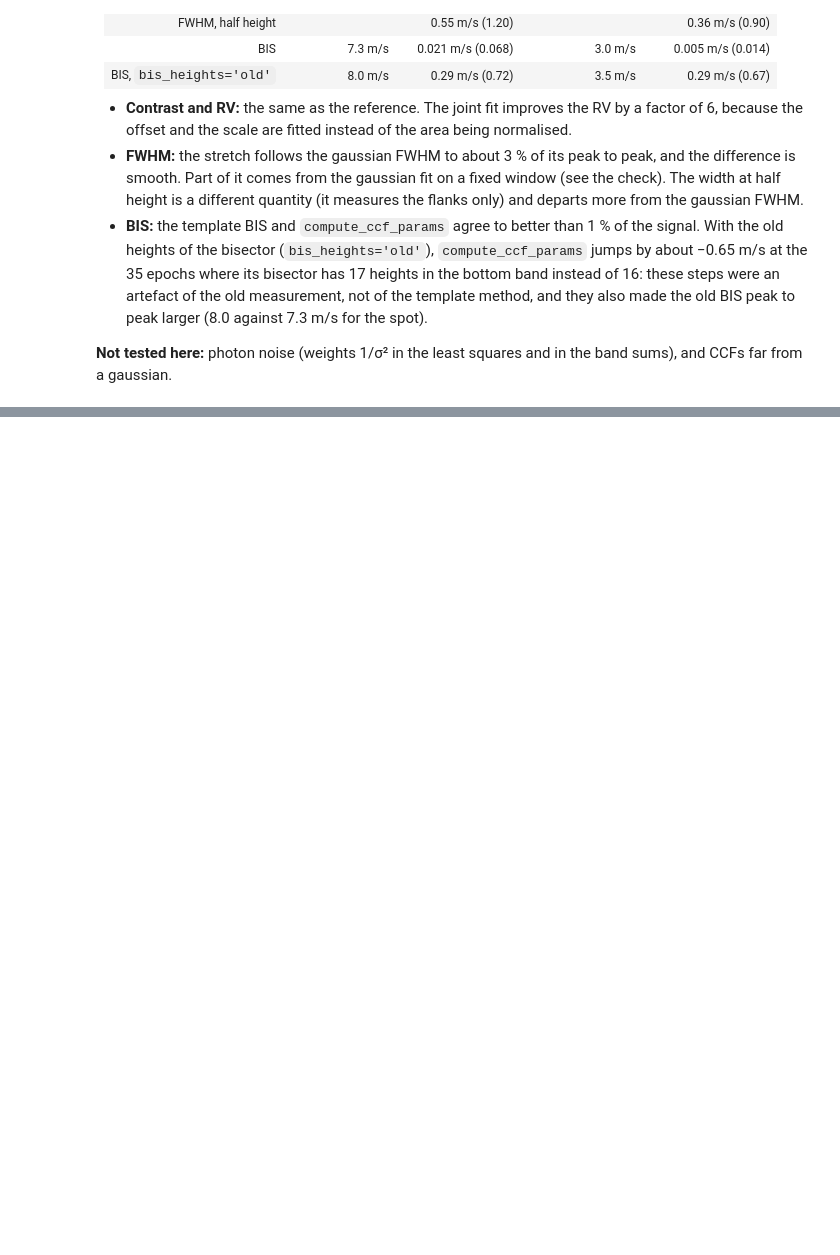
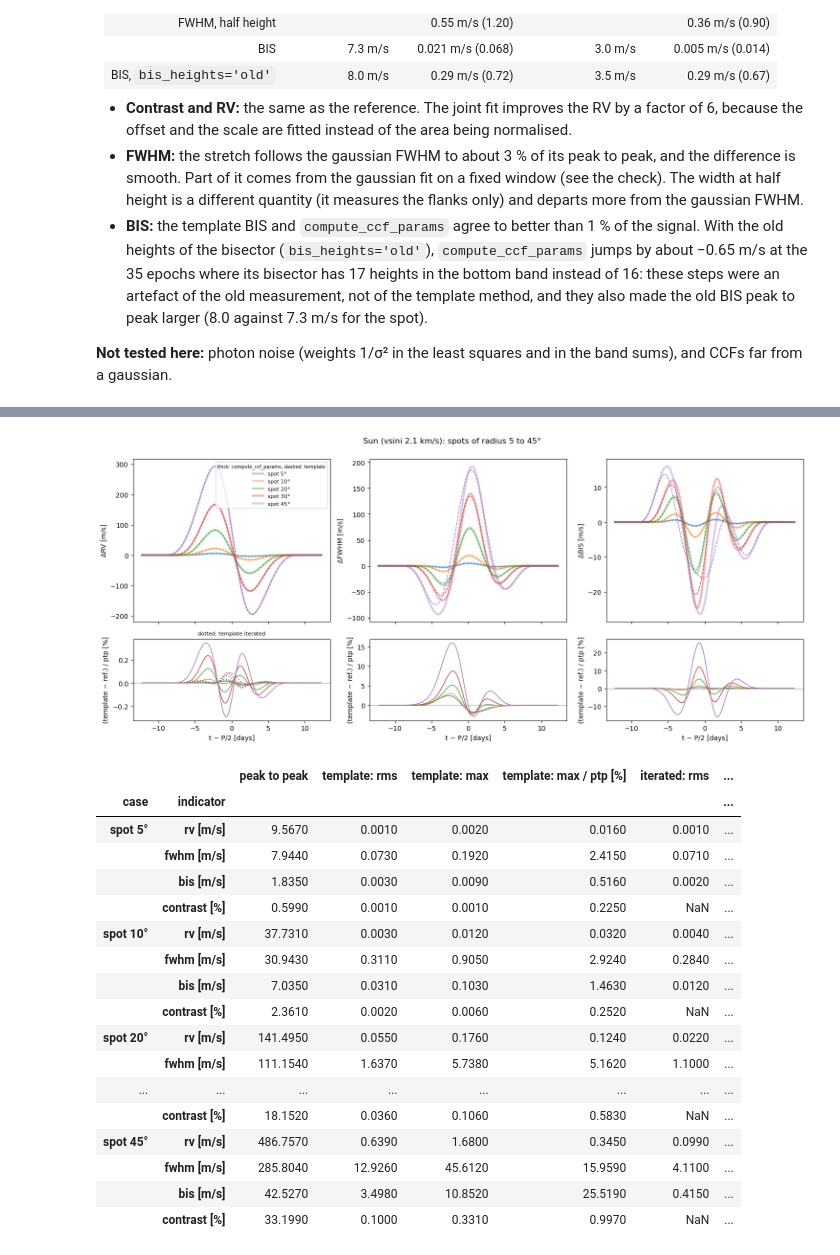
Before and after one commit to sophiestucki/sunsim, a Jupyter notebook: analysis/ccf_template_methods.ipynb, the cells around one changed output, grey strips where cells are left out. Cells and saved outputs as stored; diff of their text form; code cells hidden in the pictures; blank space fills up the shorter version.

```diff
--- a/analysis/ccf_template_methods.ipynb
+++ b/analysis/ccf_template_methods.ipynb
@@ -411,0 +561,73 @@ Noise-free; numbers from the outputs above. `compute_ccf_params` measures the BI
+# %%
+# grids that keep the brightness of every spectrum (normalization='none'): a spot is dark, the disc limb darkened
+def grids_none(rv_g):
+    """CCF grids of the quiet photosphere, the spot and the facula as in section 1, with normalization='none'."""
+    def make(flux, cb, bisector):
+        gr = CCF_grid(N_rings, flux, rv_g, wvm, fm, convective_blueshift=cb, phoenix_resolution=True, normalization='none')
+        gr.built_grid(bisector=bisector)
+        return gr
+    return dict(ccf_grid_qp=make(flux_quiet, 0, None), ccf_grid_sp=make(flux_sp, 1, dumusque_bisector(normalization=False)),
+                ccf_grid_fc=make(flux_fc, 0, None))
+
+
+def transits(P, regions, grids, n=121):
+    """One rotation of period P [days] (121 epochs, the regions cross the centre at P/2): the quiet star and every
+    entry of regions ({name: [active_region, ...]}). Returns the times - P/2 and the simulations."""
+    t = np.linspace(0, P, n)
+    out = {}
+    for name, reg in [('quiet', [])] + list(regions.items()):
+        ss = StarSim(t, N_rings, inclination=inclination, rotation_period=P, differential_rotation=0,
+                     active_regions_map=reg, mode=['ccf'], stellar_radius=1, **grids)
+        ss.generate_timeseries(verbose=False)
+        out[name] = ss
+    return t - P / 2, out
+
+
+def plot_transits(th_, res_, title):
+    """compute_ccf_params (thick) and template (dashed) for every case; below, the difference as a fraction of the peak
+    to peak of compute_ccf_params (dotted: RV of the iterated template)."""
+    fig, axes = plt.subplots(2, 3, figsize=(15, 6.5), sharex=True, gridspec_kw=dict(height_ratios=[2, 1]))
+    for k, (q, lab) in enumerate((('rv', 'ΔRV [m/s]'), ('fwhm', 'ΔFWHM [m/s]'), ('bis', 'ΔBIS [m/s]'))):
+        for i, (case, r) in enumerate(res_.items()):
+            col = 'C%d' % i
+            axes[0, k].plot(th_, r[q + '_gauss'], '-', color=col, lw=3, alpha=0.35, label=case)
+            axes[0, k].plot(th_, r[q + '_template'], '--', color=col, lw=1)
+            axes[1, k].plot(th_, 100 * (r[q + '_template'] - r[q + '_gauss']) / np.ptp(r[q + '_gauss']), '-', color=col, lw=1)
+            if q == 'rv':
+                axes[1, k].plot(th_, 100 * (r['rv_iterated'] - r['rv_gauss']) / np.ptp(r['rv_gauss']), ':', color=col)
+        axes[0, k].set_ylabel(lab); axes[1, k].set_ylabel('(template − ref.) / ptp [%]'); axes[1, k].set_xlabel('t − P/2 [days]')
+        axes[1, k].axhline(0, color='0.6', lw=0.8)
+    axes[0, 0].legend(fontsize=8, title='thick: compute_ccf_params, dashed: template', title_fontsize=7)
+    axes[1, 0].set_title('dotted: template iterated', fontsize=8)
+    fig.suptitle(title, y=1.0)
+    plt.tight_layout(); plt.show()
+
+
+# big spots on the Sun (P = 24.47 d, vsini 2 km/s)
+grids_sun = grids_none(rv_grid)
+th_sun, sun_sims = transits(rotation_period, {'spot %d°' % R: [active_region('sp', R, 90, 180)] for R in (5, 10, 20, 30, 45)},
+                            grids_sun)
+ref_sun_none = reference(sun_sims['quiet'])
+big = {name: compare_ref(ref_sun_none, ss.ccf_var) for name, ss in sun_sims.items() if name != 'quiet'}
+plot_transits(th_sun, big, 'Sun (vsini %.1f km/s): spots of radius 5 to 45°' % (sun_sims['quiet'].vsini / 1e3))
+display(summary(big).round(3))
+# %% [output]
+[figure, added]
+|  |  | peak to peak | template: rms | template: max | template: max / ptp [%] | iterated: rms | ... |
+| case | indicator |  |  |  |  |  | ... |
+| spot 5° | rv [m/s] | 9.5670 | 0.0010 | 0.0020 | 0.0160 | 0.0010 | ... |
+|  | fwhm [m/s] | 7.9440 | 0.0730 | 0.1920 | 2.4150 | 0.0710 | ... |
+|  | bis [m/s] | 1.8350 | 0.0030 | 0.0090 | 0.5160 | 0.0020 | ... |
+|  | contrast [%] | 0.5990 | 0.0010 | 0.0010 | 0.2250 | NaN | ... |
+| spot 10° | rv [m/s] | 37.7310 | 0.0030 | 0.0120 | 0.0320 | 0.0040 | ... |
+|  | fwhm [m/s] | 30.9430 | 0.3110 | 0.9050 | 2.9240 | 0.2840 | ... |
+|  | bis [m/s] | 7.0350 | 0.0310 | 0.1030 | 1.4630 | 0.0120 | ... |
+|  | contrast [%] | 2.3610 | 0.0020 | 0.0060 | 0.2520 | NaN | ... |
+| spot 20° | rv [m/s] | 141.4950 | 0.0550 | 0.1760 | 0.1240 | 0.0220 | ... |
+|  | fwhm [m/s] | 111.1540 | 1.6370 | 5.7380 | 5.1620 | 1.1000 | ... |
+| ... | ... | ... | ... | ... | ... | ... | ... |
+|  | contrast [%] | 18.1520 | 0.0360 | 0.1060 | 0.5830 | NaN | ... |
+| spot 45° | rv [m/s] | 486.7570 | 0.6390 | 1.6800 | 0.3450 | 0.0990 | ... |
+|  | fwhm [m/s] | 285.8040 | 12.9260 | 45.6120 | 15.9590 | 4.1100 | ... |
+|  | bis [m/s] | 42.5270 | 3.4980 | 10.8520 | 25.5190 | 0.4150 | ... |
+|  | contrast [%] | 33.1990 | 0.1000 | 0.3310 | 0.9970 | NaN | ... |
```
Also changed, not shown: parts of 9 cells of this notebook, 5 other files.
